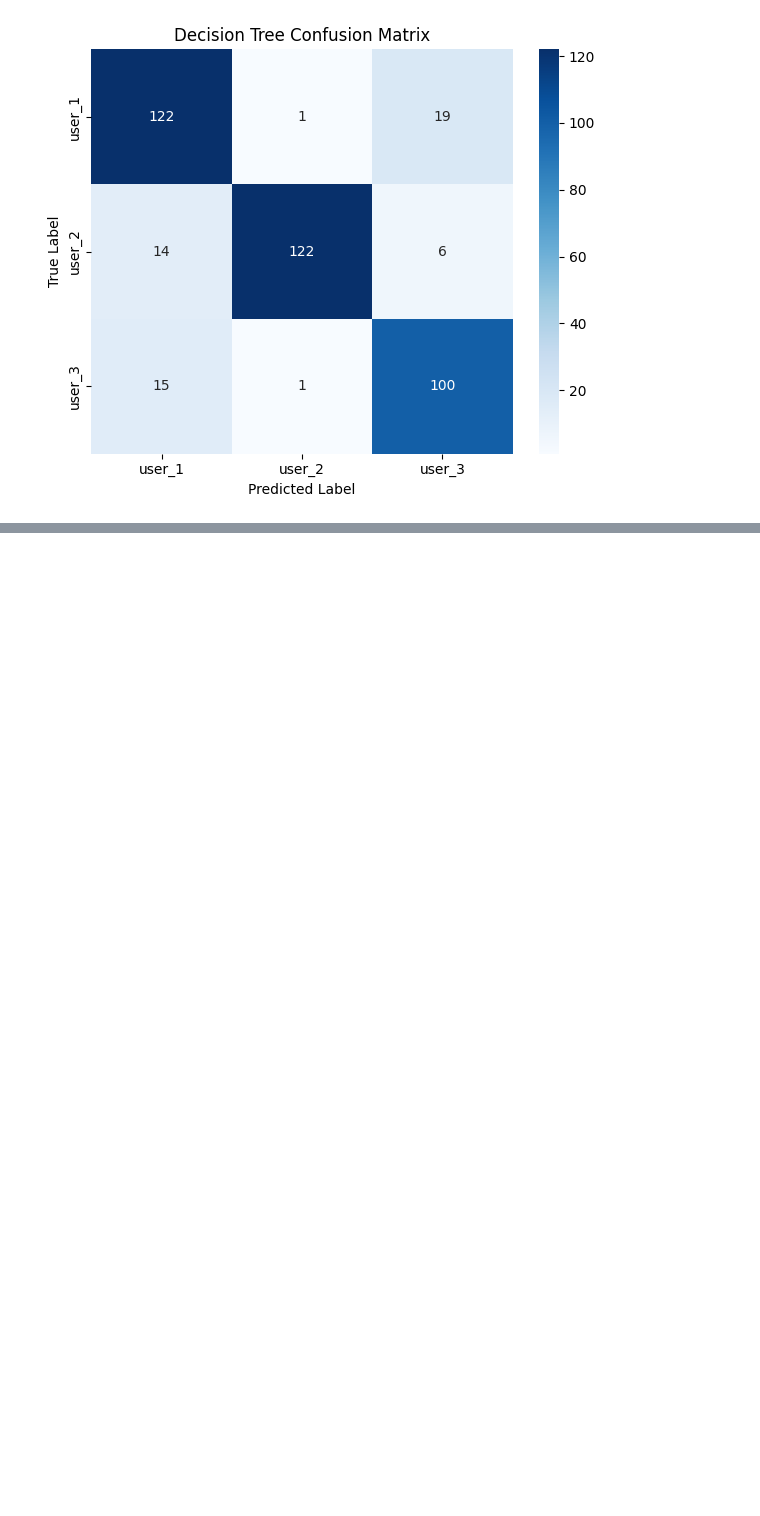
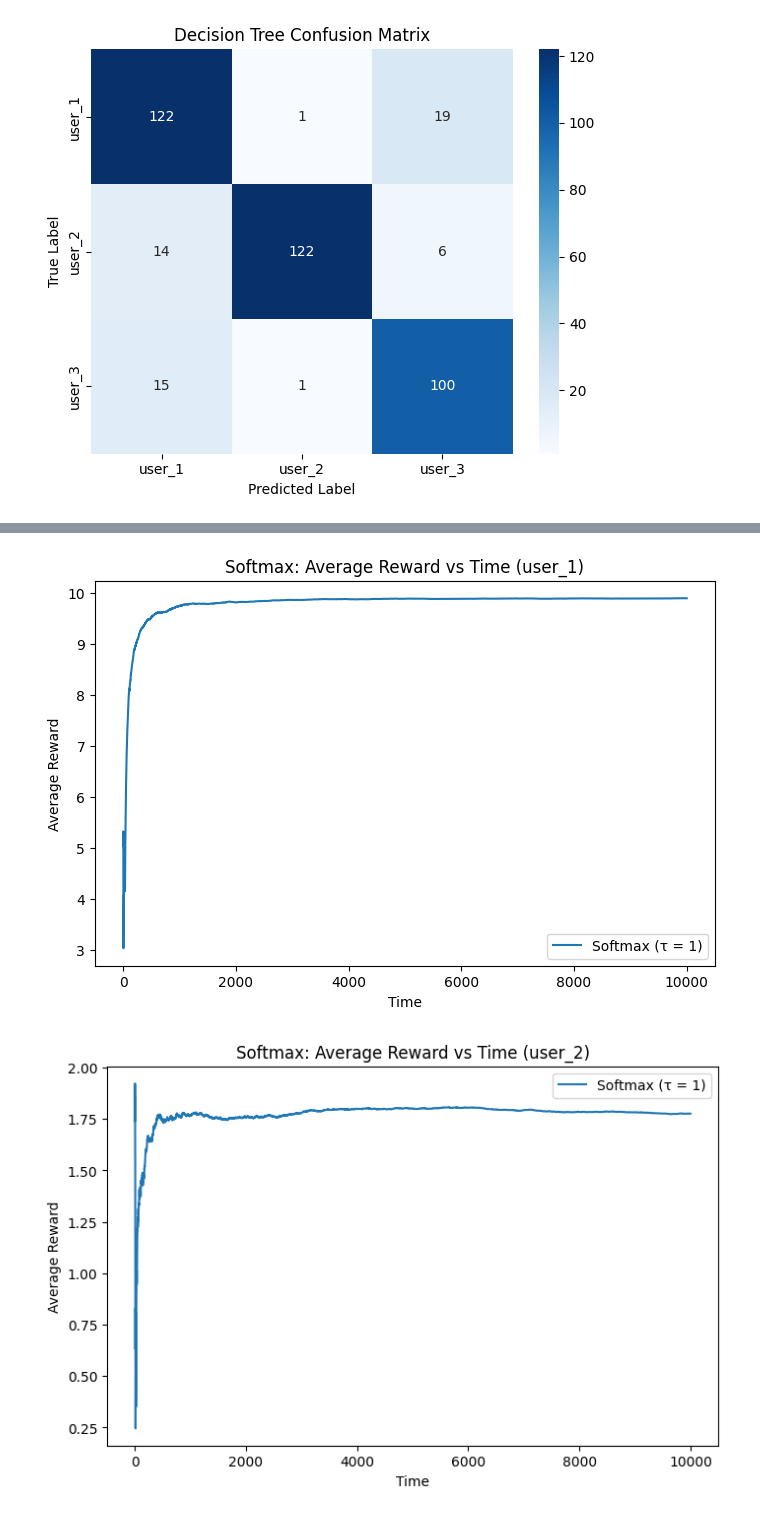
Before and after one commit to Uday30104/lab3-contextual-bandit, a Jupyter notebook: lab3_results_U20230020.ipynb, the cells around one changed output, grey strips where cells are left out. Saved outputs shown, nothing was run; the diff lists cells and outputs as text; code cells hidden in the pictures; blank space fills up the shorter version.

```diff
--- a/lab3_results_U20230020.ipynb
+++ b/lab3_results_U20230020.ipynb
@@ -232,0 +581,6 @@ plt.show()
+# %%
+for ctx in CONTEXTS:
+    print(f"\nFinal Average Reward Comparison — {ctx}")
+    for C in C_VALUES:
+        final_avg = ucb_results[ctx][C]["avg_rewards"][-1]
+        print(f"  C = {C}: {final_avg:.4f}")
@@ -232,0 +629,14 @@ plt.show()
+# %%
+softmax_results = {}
+
+for ctx in CONTEXTS:
+    avg_rewards, final_Q = softmax_context(ctx, tau=1.0)
+    softmax_results[ctx] = {
+        "avg_rewards": avg_rewards,
+        "expected_rewards": final_Q
+    }
+# %%
+for ctx in CONTEXTS:
+    print(f"\nExpected Reward Distribution — {ctx} (Softmax, τ=1)")
+    for i, cat in enumerate(NEWS_CATEGORIES):
+        print(f"  {cat}: {softmax_results[ctx]['expected_rewards'][i]:.4f}")
@@ -232,0 +661,17 @@ plt.show()
+# %%
+import matplotlib.pyplot as plt
+
+for ctx in CONTEXTS:
+    plt.figure(figsize=(8, 5))
+    plt.plot(
+        softmax_results[ctx]["avg_rewards"],
+        label="Softmax (τ = 1)"
+    )
+    plt.title(f"Softmax: Average Reward vs Time ({ctx})")
+    plt.xlabel("Time")
+    plt.ylabel("Average Reward")
+    plt.legend()
+    plt.show()
+# %% [output]
+[figure, added]
+[figure, added]
```
Also changed, not shown: parts of 46 cells of this notebook, 1 other file.
